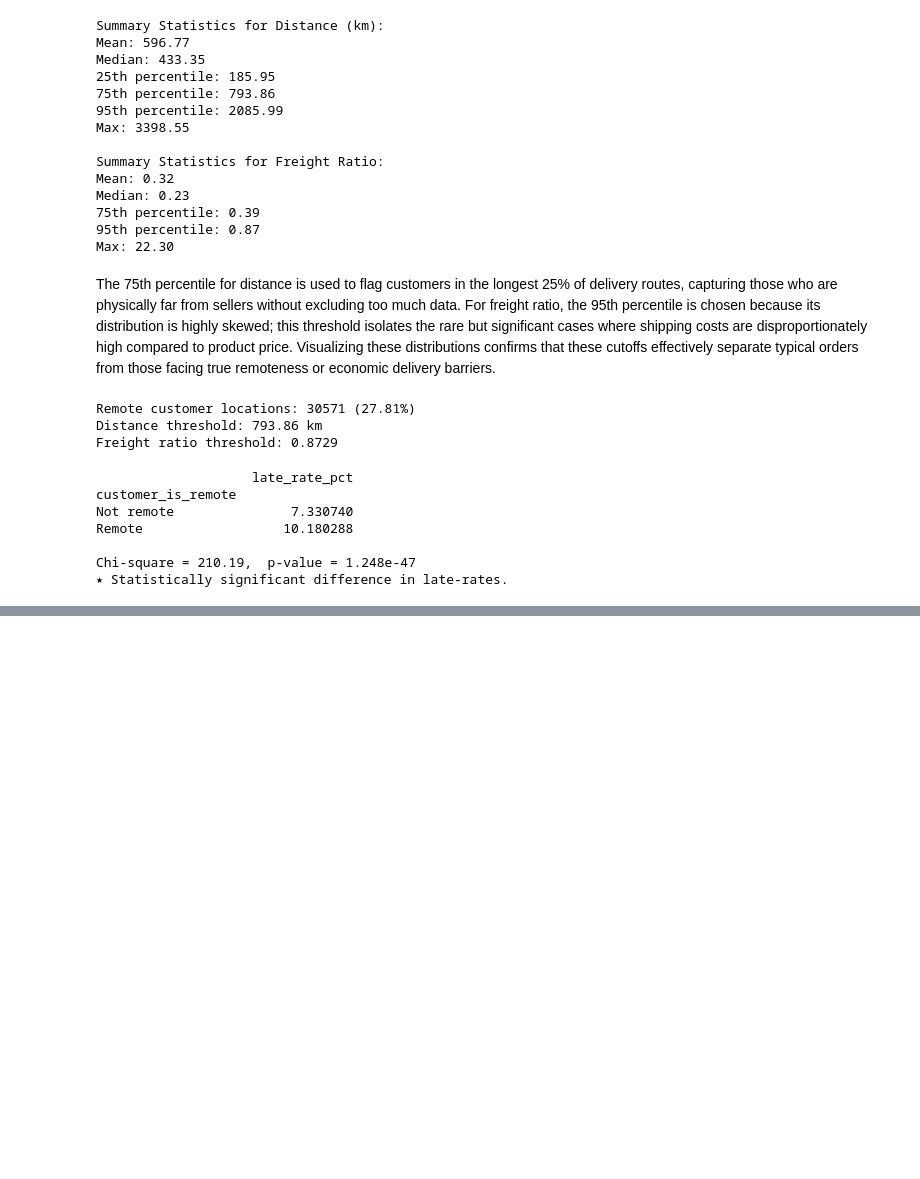
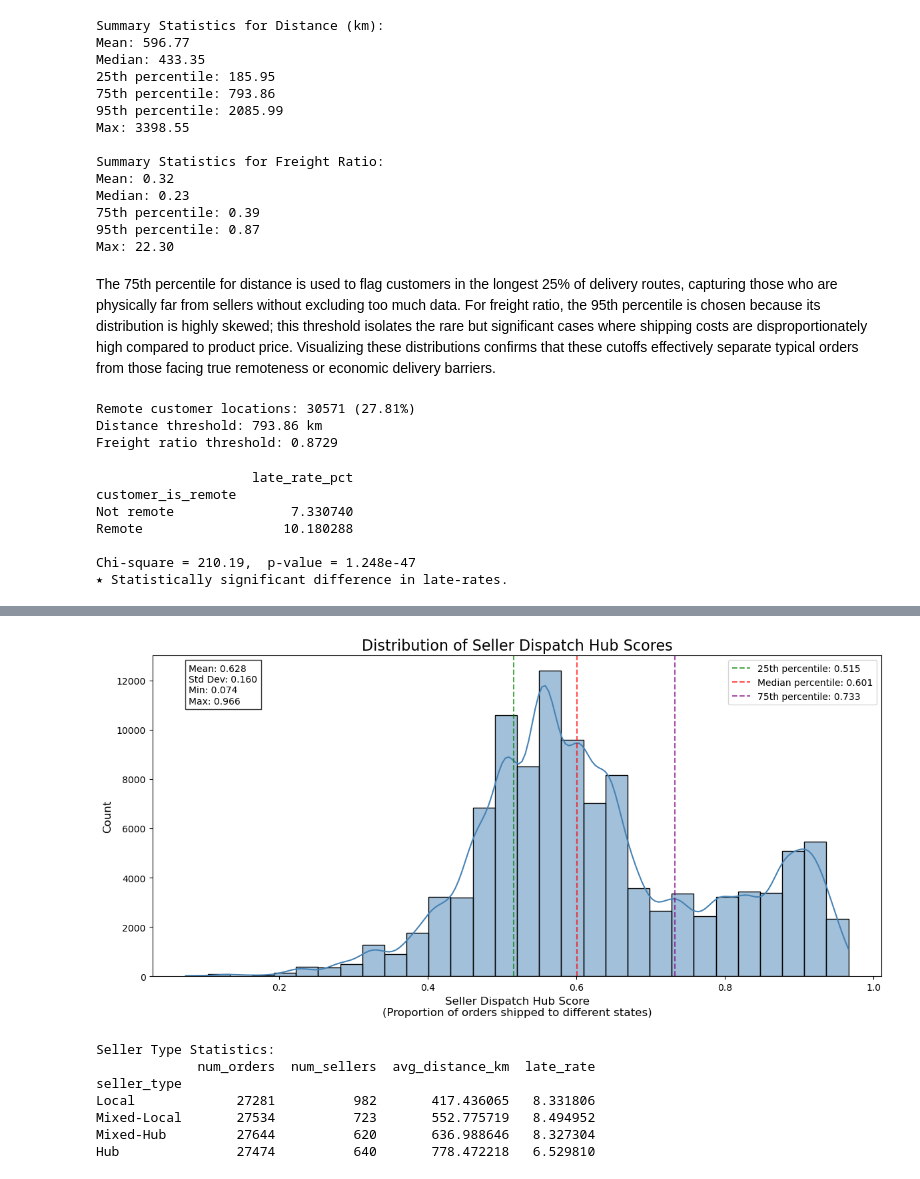
Before and after one commit to RioPramana21/Final-Project-Olist, a Jupyter notebook: preparation_notebooks/Merged ML Feature Engineering.ipynb, the cells around one changed output, grey strips where cells are left out. Drawn from its saved outputs; the diff is of its cells as text; code cells hidden in the pictures; blank space fills up the shorter version.

Commit message:
Added seller hub feature

```diff
--- a/preparation_notebooks/Merged ML Feature Engineering.ipynb
+++ b/preparation_notebooks/Merged ML Feature Engineering.ipynb
@@ -783,0 +784,67 @@ X = df[feature_cols]
+# %%
+# Create a histogram to visualize the distribution of seller_dispatch_hub scores
+plt.figure(figsize=(12, 6))
+
+# Main histogram
+ax = sns.histplot(
+    data=master_olist_ml_df,
+    x='seller_dispatch_hub',
+    bins=30,
+    kde=True,
+    color='steelblue'
+)
+
+# Add vertical lines for quartiles
+quartiles = master_olist_ml_df['seller_dispatch_hub'].quantile([0.25, 0.5, 0.75])
+for q, label, color in zip(quartiles, ['25th', 'Median', '75th'], ['green', 'red', 'purple']):
+    plt.axvline(q, color=color, linestyle='--', alpha=0.7,
+                label=f'{label} percentile: {q:.3f}')
+
+# Add title and labels
+plt.title('Distribution of Seller Dispatch Hub Scores', fontsize=16)
+plt.xlabel('Seller Dispatch Hub Score\n(Proportion of orders shipped to different states)', fontsize=12)
+plt.ylabel('Count', fontsize=12)
+plt.legend()
+
+# Add some summary stats as text
+mean_val = master_olist_ml_df['seller_dispatch_hub'].mean()
+plt.text(0.05, 0.85,
+         f"Mean: {mean_val:.3f}\n"
+         f"Std Dev: {master_olist_ml_df['seller_dispatch_hub'].std():.3f}\n"
+         f"Min: {master_olist_ml_df['seller_dispatch_hub'].min():.3f}\n"
+         f"Max: {master_olist_ml_df['seller_dispatch_hub'].max():.3f}",
+         transform=plt.gca().transAxes,
+         bbox=dict(facecolor='white', alpha=0.8))
+
+plt.tight_layout()
+plt.show()
+
+# Show a table of statistics by seller type
+seller_type_stats = (
+    master_olist_ml_df
+    .assign(seller_type=lambda df: pd.cut(
+        df['seller_dispatch_hub'],
+        bins=[0, 0.515, 0.601, 0.733, 1.01],
+        labels=['Local', 'Mixed-Local', 'Mixed-Hub', 'Hub'],
+    ))
+    .groupby('seller_type')
+    .agg(
+        num_orders=('order_id', 'count'),
+        num_sellers=('seller_id', 'nunique'),
+        avg_distance_km=('distance_km', 'mean'),
+        late_rate=('is_late', lambda x: x.mean() * 100)
+    )
+)
+
+# Display the statistics
+print("Seller Type Statistics:")
+print(seller_type_stats)
+# %% [output]
+[figure, added]
+Seller Type Statistics:
+             num_orders  num_sellers  avg_distance_km  late_rate
+seller_type
+Local             27281          982       417.436065   8.331806
+Mixed-Local       27534          723       552.775719   8.494952
+Mixed-Hub         27644          620       636.988646   8.327304
+Hub               27474          640       778.472218   6.529810
```
Also changed, not shown: parts of 7 cells of this notebook.
